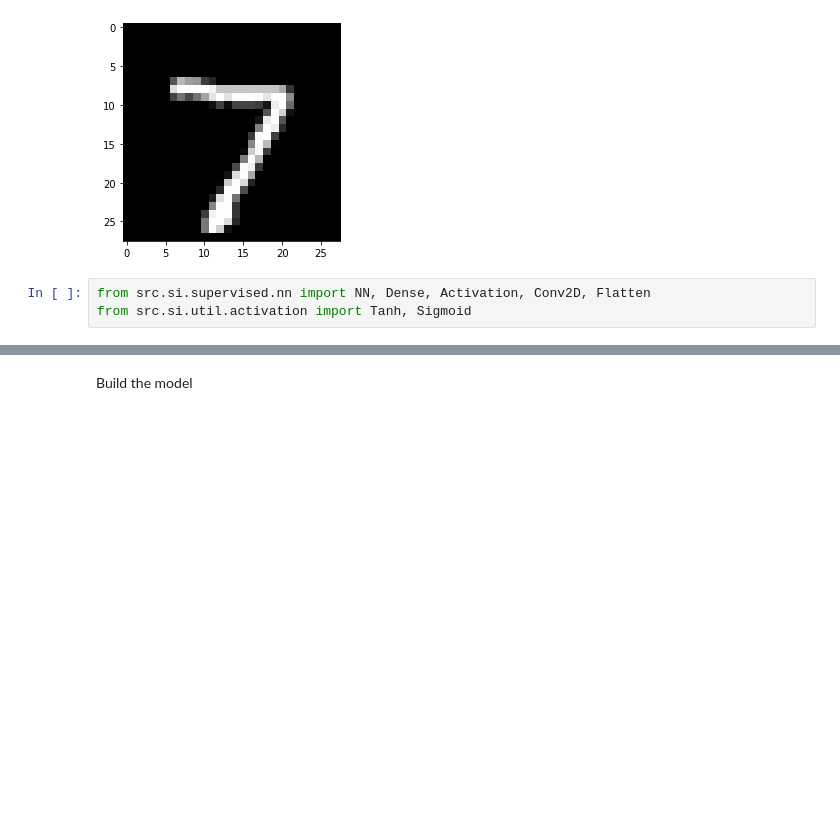
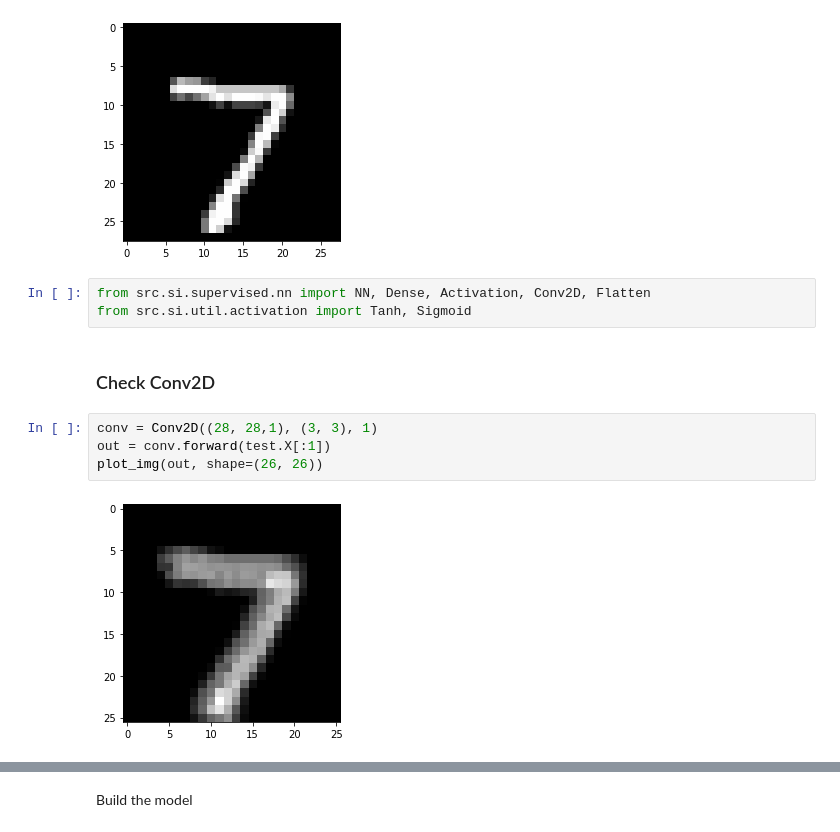
Before and after one commit to pg42866/SIB, a Jupyter notebook: scripts/eval5.ipynb, the cells around one changed output, grey strips where cells are left out. Saved outputs shown, nothing was run; the diff lists cells and outputs as text; blank space fills up the shorter version.

```diff
--- a/scripts/eval5.ipynb
+++ b/scripts/eval5.ipynb
@@ -47,3 +47,11 @@ plot_img(test.X[0])
 # %%
 from src.si.supervised.nn import NN, Dense, Activation, Conv2D, Flatten
 from src.si.util.activation import Tanh, Sigmoid
+# %% [markdown]
+### Check Conv2D
+# %%
+conv = Conv2D((28, 28,1), (3, 3), 1)
+out = conv.forward(test.X[:1])
+plot_img(out, shape=(26, 26))
+# %% [output]
+[figure, added]
```
Also changed, not shown: parts of 12 cells of this notebook, 3 other files.
